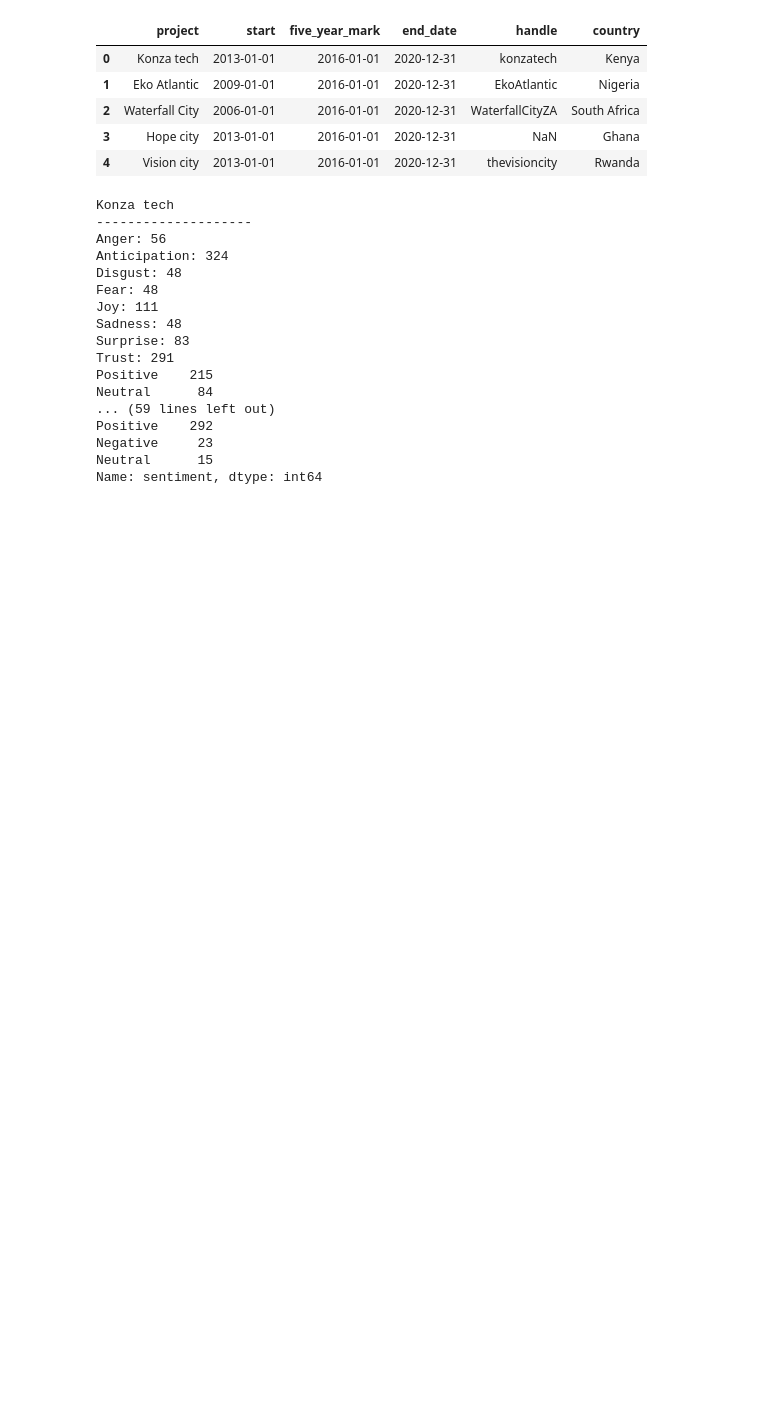
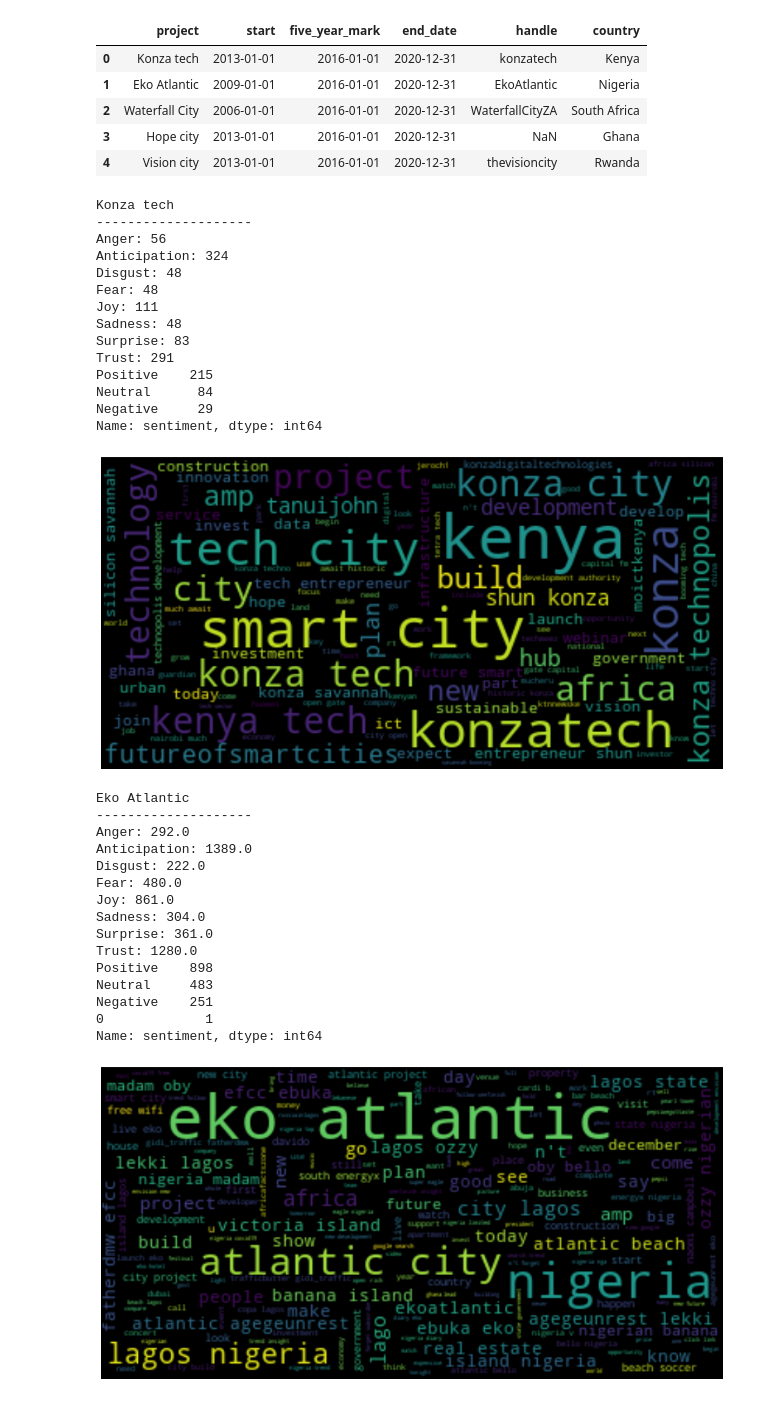
Before and after one commit to KayO-GH/smartcity-africa-sentiments, a Jupyter notebook: v3/WordCounter.ipynb, the cells around one changed output. Drawn from its saved outputs; the diff is of its cells as text; code cells hidden in the pictures; blank space fills up the shorter version.

Commit message:
Added wordcloud

```diff
--- a/v3/WordCounter.ipynb
+++ b/v3/WordCounter.ipynb
@@ -16,32 +18,60 @@ emotions = ['Anger', 'Anticipation','Disgust','Fear', 'Joy','Sadness', 'Surprise
 # %%
 for project in search_df['project']:
     df_list = []
     for file in os.listdir('tweets'):
         if file.startswith(project):
             df_list.append(pd.read_csv(f'tweets/{file}'))
     super_df = pd.concat(df_list)
     sums = super_df.sum()
     print(project)
     print("-"*20)
     for emotion in emotions:
         print(f'{emotion}: {sums[emotion]}')
     print(super_df['sentiment'].value_counts())
     print()
+
+    full_string = ""
+    for words in super_df['edited']:
+        full_string += f' {words}'
+    full_string = full_string.replace("  ", " ")
+
+    # Generate a word cloud image
+    wordcloud = WordCloud(max_font_size=40).generate(full_string)
+
+    # Display the generated image:
+    plt.figure(figsize=(16, 10))
+    plt.imshow(wordcloud, interpolation='bilinear')
+    plt.axis("off")
+    plt.show()
 # %% [output]
 Konza tech
 --------------------
 Anger: 56
 Anticipation: 324
 Disgust: 48
 Fear: 48
 Joy: 111
 Sadness: 48
 Surprise: 83
 Trust: 291
 Positive    215
 Neutral      84
-... (59 lines left out)
-Positive    292
-Negative     23
-Neutral      15
+Negative     29
 Name: sentiment, dtype: int64
+[figure, added]
+Eko Atlantic
+--------------------
+Anger: 292.0
+Anticipation: 1389.0
+Disgust: 222.0
+Fear: 480.0
+Joy: 861.0
+Sadness: 304.0
+Surprise: 361.0
+Trust: 1280.0
+Positive    898
+Neutral     483
+Negative    251
+0             1
+Name: sentiment, dtype: int64
+[figure, added]
```
Also changed, not shown: parts of 2 cells of this notebook.
